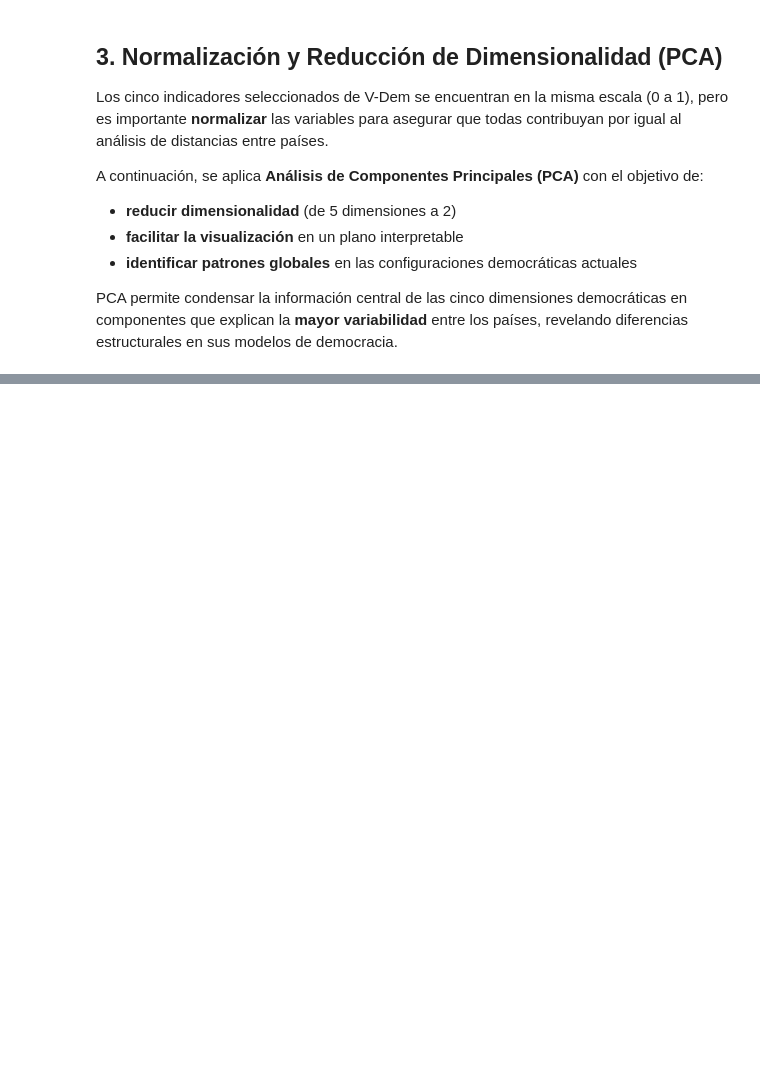
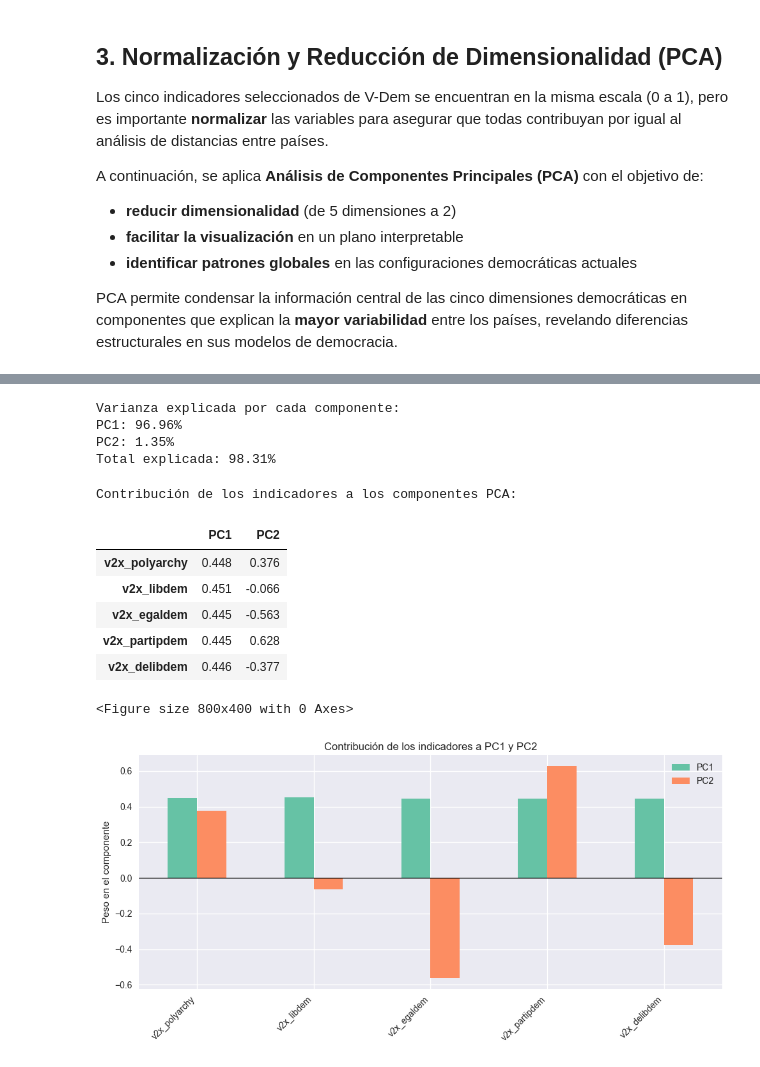
Before and after one commit to fernandezelias/VDem_Democracy_Clustering, a Jupyter notebook: notebooks/01_exploracion.ipynb, the cells around one changed output, grey strips where cells are left out. Drawn from its saved outputs; the diff is of its cells as text; code cells hidden in the pictures; blank space fills up the shorter version.

```diff
--- a/notebooks/01_exploracion.ipynb
+++ b/notebooks/01_exploracion.ipynb
@@ -273,0 +317,13 @@ modelos de democracia.
+# %%
+# --- Aplicación de PCA a los indicadores normalizados ---
+
+k=2
+pca = PCA(n_components=k)
+X_pca = pca.fit_transform(X_scaled)
+
+# Convertimos a DataFrame para facilitar análisis y visualización
+pca_df = pd.DataFrame(X_pca, columns=["PC1", "PC2"])
+pca_df["country_name"] = df_sel["country_name"].values
+pca_df["country_id"] = df_sel["country_id"].values
+
+pca_df.head()
@@ -273,0 +337,52 @@ modelos de democracia.
+# %%
+# --- Varianza explicada por cada componente ---
+var_exp = pca.explained_variance_ratio_
+print("Varianza explicada por cada componente:")
+print(f"PC1: {var_exp[0]:.2%}")
+print(f"PC2: {var_exp[1]:.2%}")
+print(f"Total explicada: {var_exp.sum():.2%}")
+# %% [output]
+Varianza explicada por cada componente:
+PC1: 96.96%
+PC2: 1.35%
+Total explicada: 98.31%
+# %%
+# --- Importancia de cada indicador en los componentes PCA ---
+
+indicadores_pca = [
+    "v2x_polyarchy",
+    "v2x_libdem",
+    "v2x_egaldem",
+    "v2x_partipdem",
+    "v2x_delibdem"
+]
+
+
+loadings = pd.DataFrame(
+    pca.components_.T,
+    columns=["PC1", "PC2"],
+    index=indicadores_pca
+)
+
+print("Contribución de los indicadores a los componentes PCA:")
+display(loadings.round(3))
+
+# Visualización en gráfico de barras
+plt.figure(figsize=(8, 4))
+loadings.plot(kind='bar', figsize=(10, 5))
+plt.title("Contribución de los indicadores a PC1 y PC2")
+plt.axhline(0, color='black', linewidth=1)
+plt.xticks(rotation=45, ha='right')
+plt.ylabel("Peso en el componente")
+plt.tight_layout()
+plt.show()
+# %% [output]
+Contribución de los indicadores a los componentes PCA:
+|  | PC1 | PC2 |
+| v2x_polyarchy | 0.448 | 0.376 |
+| v2x_libdem | 0.451 | -0.066 |
+| v2x_egaldem | 0.445 | -0.563 |
+| v2x_partipdem | 0.445 | 0.628 |
+| v2x_delibdem | 0.446 | -0.377 |
+<Figure size 800x400 with 0 Axes>
+[figure, added]
```
Also changed, not shown: parts of 9 cells of this notebook.
